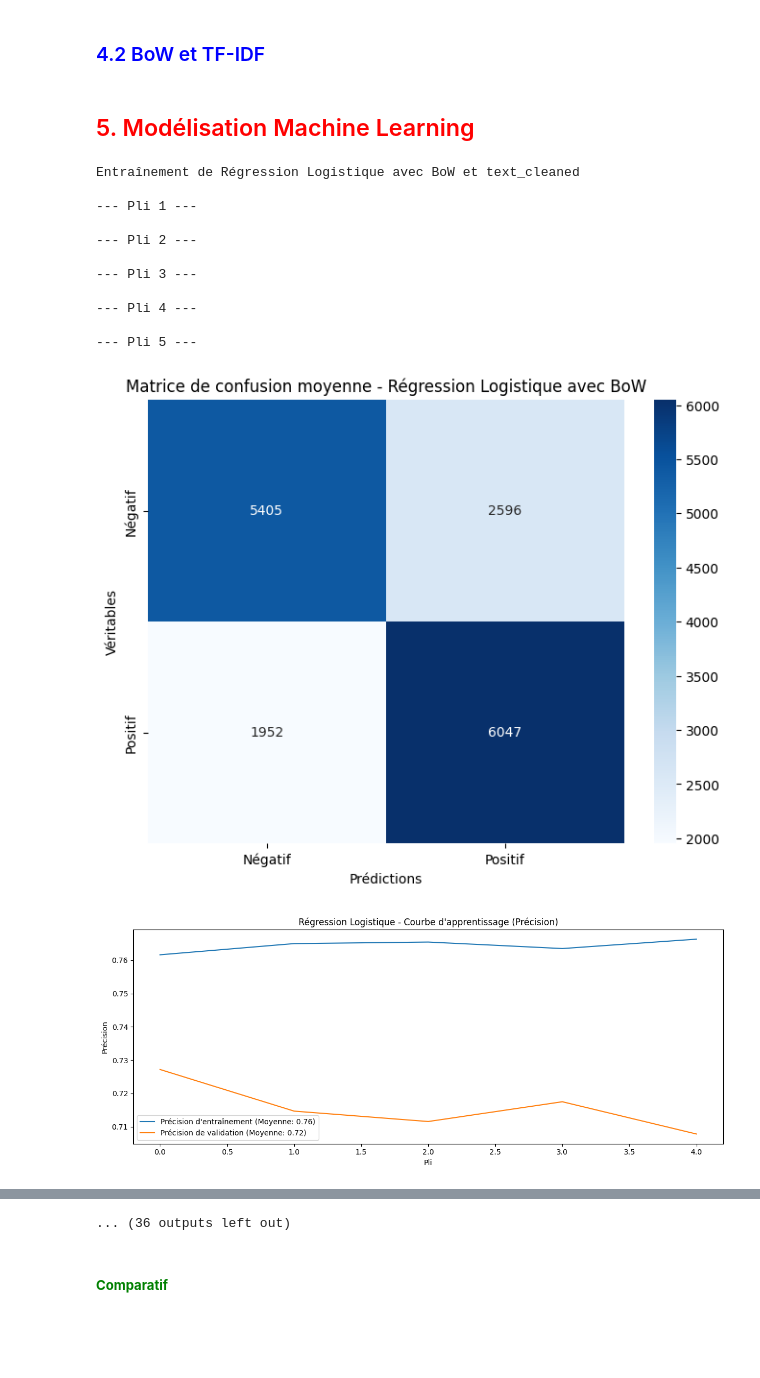
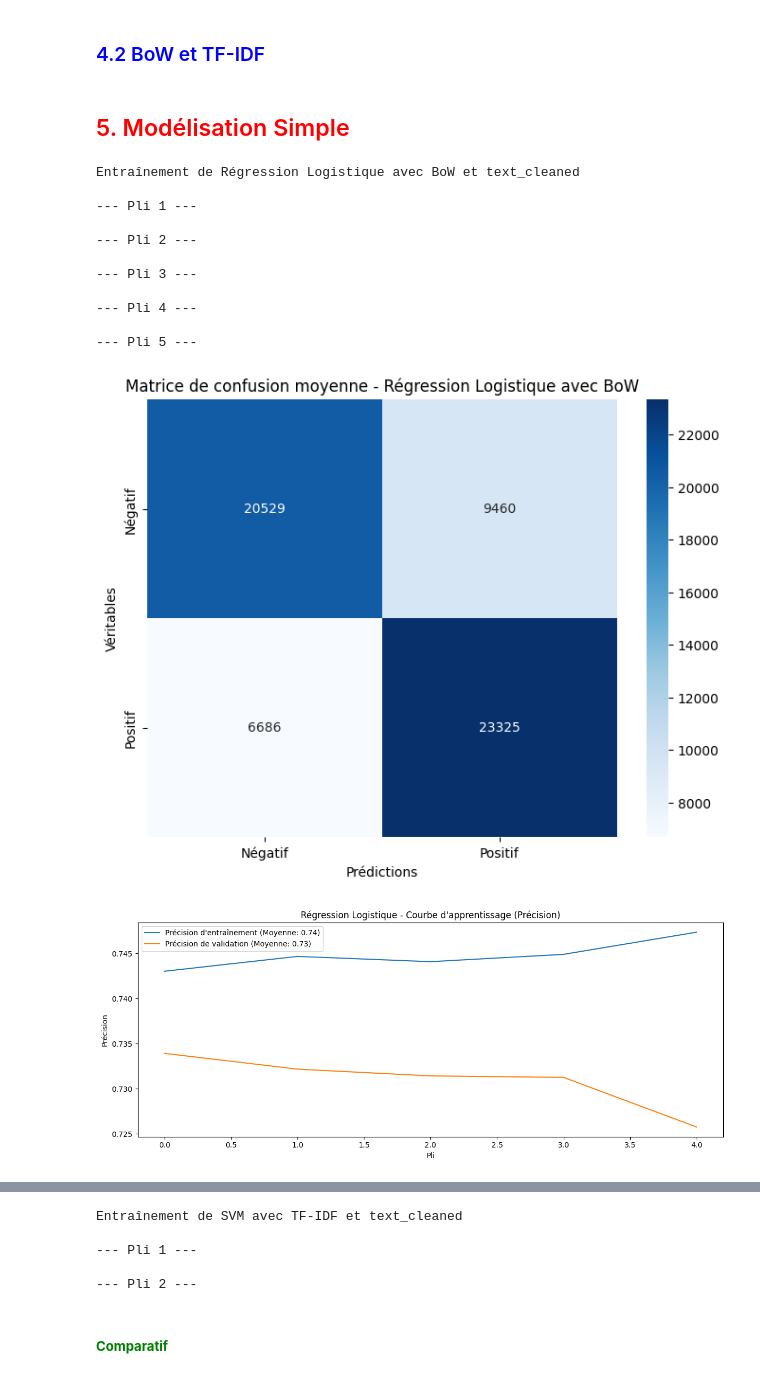
Before and after one commit to SamLouis1980/P7---Analyse-de-Sentiments, a Jupyter notebook: Analyse_de_sentiments_notebook.ipynb, the cells around one changed output, grey strips where cells are left out. Drawn from its saved outputs; the diff is of its cells as text; code cells hidden in the pictures; blank space fills up the shorter version.

```diff
--- a/Analyse_de_sentiments_notebook.ipynb
+++ b/Analyse_de_sentiments_notebook.ipynb
@@ -940,3 +1088,11 @@ with mlflow.start_run(run_name="Transformations du Texte des Tweets", nested=Fal
         mlflow.log_artifact("distribution_longueur_tweets.png")
 # %% [output]
 [figure]
+# %%
+# Nettoyage et suppression des lignes problématiques
+df['text_cleaned'] = df['text_cleaned'].fillna(df['text'])  # Remplacer NaN par `text`
+df['text_cleaned'] = df['text_cleaned'].apply(lambda x: x.strip() if isinstance(x, str) else x)
+df['text_cleaned'] = df['text_cleaned'].replace('', np.nan)  # Remplacer les chaînes vides par NaN
+
+# Supprimer les lignes problématiques
+df = df[~df['text_cleaned'].isnull()]
@@ -993,7 +1186,7 @@ with mlflow.start_run(run_name="Vectorisation des Textes", nested=False):
             except Exception as e:
                 print(f"Erreur lors de la vectorisation {vectorization_type} pour {column_name} : {e}")
 # %% [markdown]
-## <font color='red'>5. Modélisation Machine Learning</font><a class="anchor" id="partie5"></a>
+## <font color='red'>5. Modélisation Simple</font><a class="anchor" id="partie5"></a>
 # %%
 # Initialiser la liste globale des scores
 model_scores = []
@@ -1010,7 +1203,7 @@ transformations = {
 }
 
 # Prendre un échantillon de 16 000 tweets
-df_sample = df.sample(16000, random_state=42)
+df_sample = df.sample(60000, random_state=42)
 
 # Liste des modèles avec leurs noms pour les logs
 models = {
@@ -1030,32 +1223,32 @@ for text_version, vectorization_types in transformations.items():
             # Obtenir la matrice de features pour la combinaison (texte, vectorization_type)
             X = vectorize_and_log(df_sample, text_version, vectorization_type=vectorization_type)
             y = df_sample['sentiment'].values  # Variable cible
 
             for model_name, model in models.items():
                 # Créer un sous-run pour chaque modèle
                 with mlflow.start_run(run_name=model_name, nested=True):
                     mlflow.set_tag("Modèle", model_name)
 
                     # Entraîner et évaluer le modèle avec validation croisée stratifiée
                     print(f"\nEntraînement de {model_name} avec {vectorization_type} et {text_version}")
                     train_and_evaluate_ml_model(
                         model=model,
                         model_name=model_name,
                         embedding_data=X,
                         labels=y,
                         embedding_type=vectorization_type
                     )
 # %% [output]
 Entraînement de Régression Logistique avec BoW et text_cleaned
 
 --- Pli 1 ---
 
 --- Pli 2 ---
 
 --- Pli 3 ---
 
 --- Pli 4 ---
 
 --- Pli 5 ---
-[figure, old version]
+[figure, new version]
-[figure, old version]
+[figure, new version]
@@ -1091,4 +1284,8 @@ Entraînement de Régression Logistique avec TF-IDF et text_cleaned
-... (36 outputs left out)
+Entraînement de SVM avec TF-IDF et text_cleaned
+
+--- Pli 1 ---
+
+--- Pli 2 ---
 # %% [markdown]
 ##### **<font color='green'>Comparatif</font>**
 # %%
```
Also changed, not shown: parts of 38 cells of this notebook.
